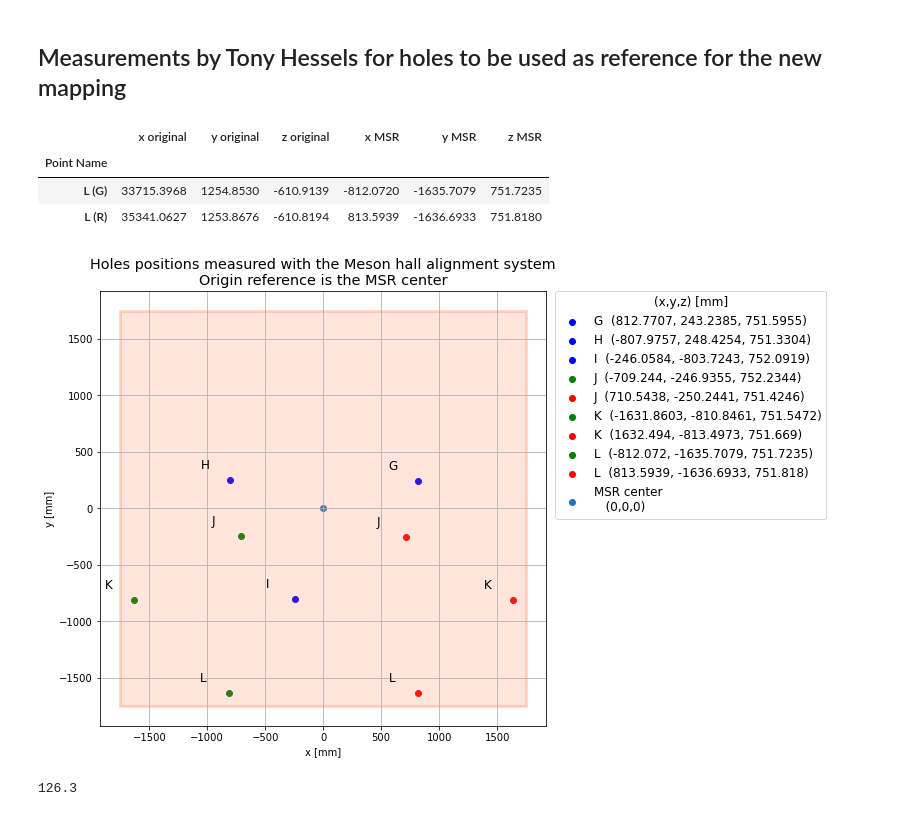
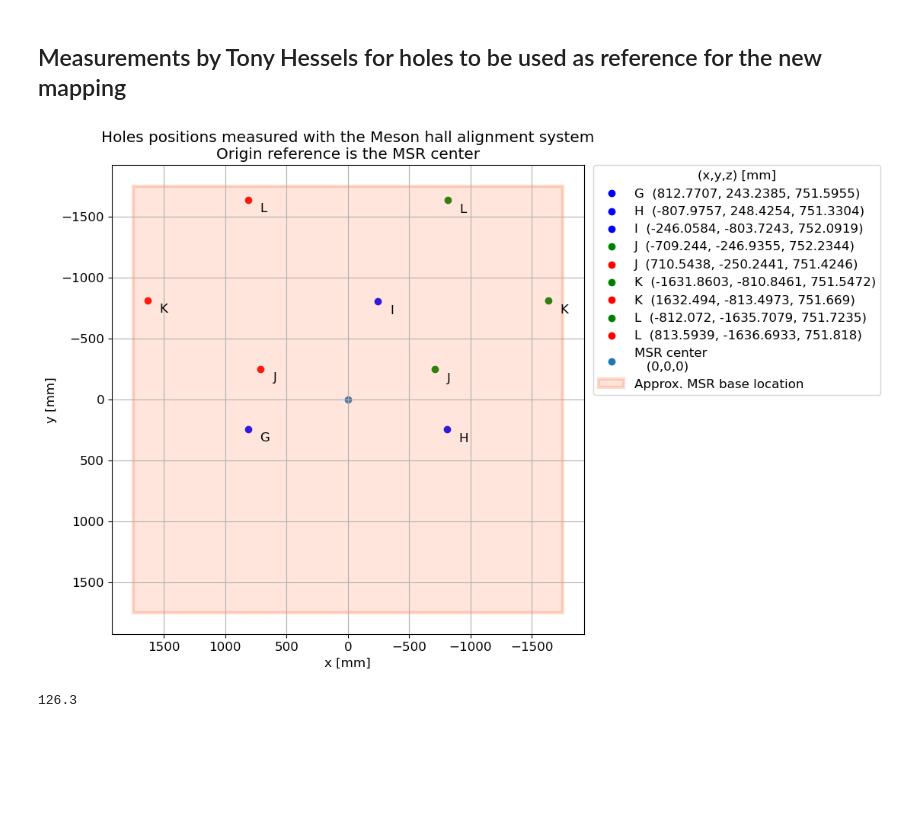
Before and after one commit to eklem1/MesonMagMapping, a Jupyter notebook: Fall_2022/ReferencePoints_andMath.ipynb, the cells around one changed output. Drawn from its saved outputs; the diff is of its cells as text; code cells hidden in the pictures; blank space fills up the shorter version.

Commit message:
making plots for writ eup

```diff
--- a/Fall_2022/ReferencePoints_andMath.ipynb
+++ b/Fall_2022/ReferencePoints_andMath.ipynb
@@ -18,8 +18,5 @@ basePoints = pd.read_csv('Plate Hole Locations.csv', skiprows=3, usecols=[0,2,3,
 basePoints = basePoints[basePoints.index.notnull()]
 
 basePoints.loc[['L (G)', 'L (R)']]
+
+basePoints = basePoints.rename(index={'MSR center (on ground)': 'MSR center'})
-# %% [output]
-|  | x original | y original | z original | x MSR | y MSR | z MSR |
-| Point Name |  |  |  |  |  |  |
-| L (G) | 33715.3968 | 1254.8530 | -610.9139 | -812.0720 | -1635.7079 | 751.7235 |
-| L (R) | 35341.0627 | 1253.8676 | -610.8194 | 813.5939 | -1636.6933 | 751.8180 |
@@ -26,11 +25,12 @@ basePoints.loc[['L (G)', 'L (R)']]
 # %%
 fig, ax = plt.subplots(figsize=(8,8))
-txtshx = -0.25*1000
+txtshx = -0.1*1000
 txtshy = 0.1*1000
 plt.rcParams.update({'font.size': 12})
 
 # plt.scatter(points_Cycl_center[0], points_Cycl_center[1])
-for i, txt in enumerate(basePoints.index[:-1]):
+for i, txt in enumerate(basePoints.index[:-2]):
+#     print(txt[-2])
     if txt[-2]=='B':
         c= 'blue'
     elif txt[-2]=='R':
@@ -53,37 +53,43 @@ ax.scatter(basePoints.loc['MSR center'][3], basePoints.loc['MSR center'][4], lab
 # Create a Rectangle patch
 sideLength = 3.5*1000 #mm
 rect = patches.Rectangle((-sideLength/2+basePoints.loc['MSR center'][3], -sideLength/2+basePoints.loc['MSR center'][4]),
-            sideLength, sideLength, linewidth=3, edgecolor='orangered', facecolor='coral', alpha=0.2)
+            sideLength, sideLength, linewidth=3, edgecolor='orangered', facecolor='coral', alpha=0.2,
+                         label="Approx. MSR base location")
 # ax.annotate('Approx. MSR placement', (-1.6, 1.8))
 
 # Add the patch to the Axes
 ax.add_patch(rect)
 ax.set_title("Holes positions measured with the Meson hall alignment system"+
              "\nOrigin reference is the MSR center")
-
 
 # Lx = basePoints.loc['L (R)']
 # xlim = [-1400, Lx[3]+500]
 # ylim = [Lx[4]-100, 1600]
 # axis_rangex = np.arange(xlim[0], xlim[1], 400)
 # axis_rangey = np.arange(ylim[0], ylim[1], 400)
 # ax.set_xticks(axis_rangex)
 # ax.set_yticks(axis_rangey)
 
 plt.legend(title="(x,y,z) [mm]", bbox_to_anchor=(1.02, 1), loc='upper left', borderaxespad=0)
 
 ax.set_xlabel("x [mm]")
 ax.set_ylabel("y [mm]")
 
+plt.gca().invert_xaxis()
+plt.gca().invert_yaxis()
+
+
 plt.grid()
 # print(38000 - 32500)
 # print(4800 - 0)
 #setting limits to get a square grid
 # ax.set_xlim(xlim[0], xlim[1])
 # ax.set_ylim(ylim[0], ylim[1])
+plt.savefig('plots/holePositions.pdf', bbox_inches='tight')#, dpi=100)
+
 plt.show()
 # %% [output]
-[figure, old version]
+[figure, new version]
 # %%
 #using L as origin
 # %%
```
Also changed, not shown: parts of 6 cells of this notebook, 4 other files.
